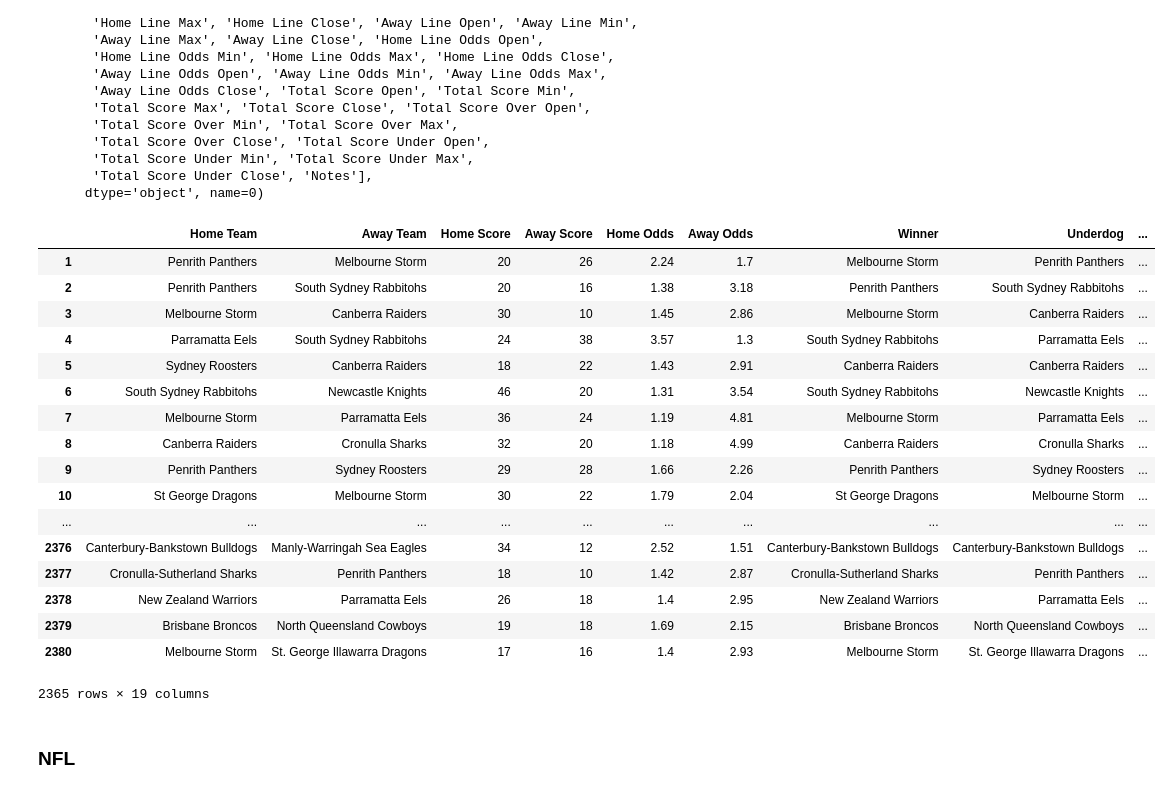
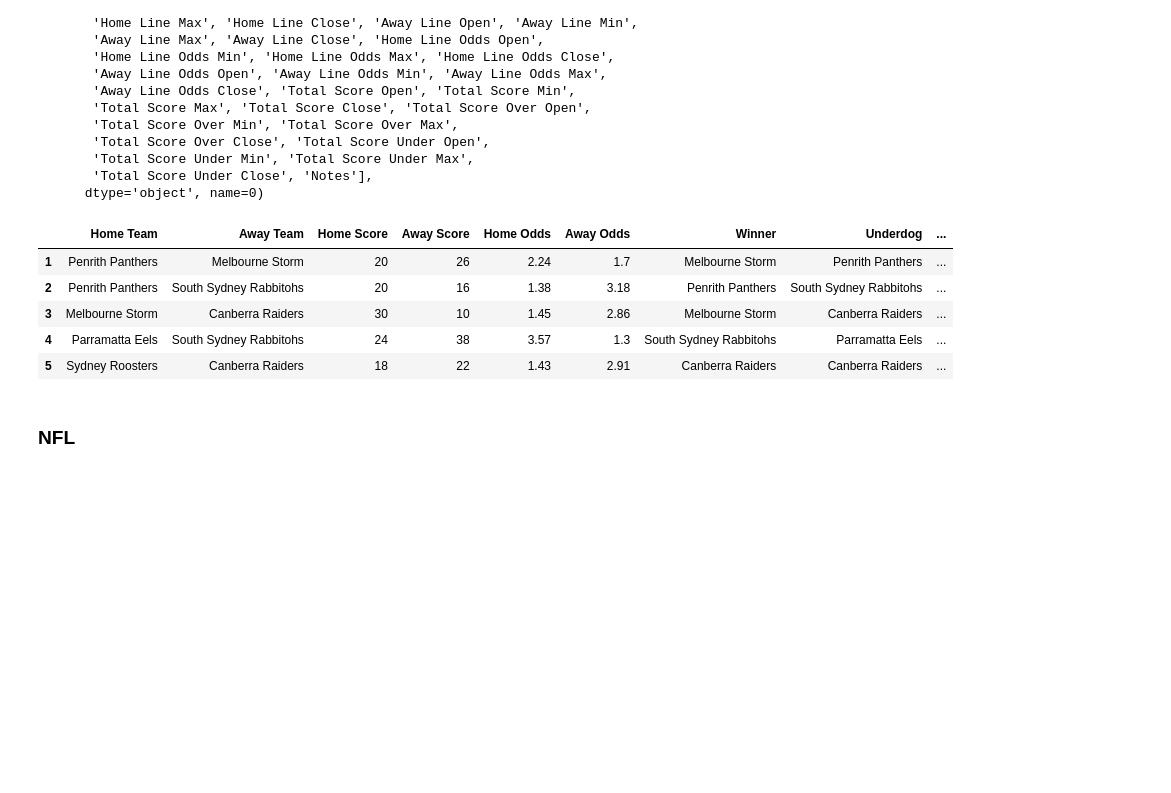
Before and after one commit to jama001/Australia-Underdog-Betting, a Jupyter notebook: main.ipynb, the cells around one changed output. Cells and saved outputs as stored; diff of their text form; code cells hidden in the pictures; blank space fills up the shorter version.

```diff
--- a/main.ipynb
+++ b/main.ipynb
@@ -99,26 +88,14 @@ data_nrl['Underdog Actual Return'] = np.where(data_nrl['Underdog'] == data_nrl['
 data_nrl['Favourite Actual Return'] = np.where(data_nrl['Underdog'] == data_nrl['Home Team'], data_nrl['Away Actual Return'], data_nrl['Home Actual Return'])
 # %%
 #inspect dataframe
-data_nrl
+data_nrl.head()
 # %% [output]
 |  | Home Team | Away Team | Home Score | Away Score | Home Odds | Away Odds | Winner | Underdog | ... |
 | 1 | Penrith Panthers | Melbourne Storm | 20 | 26 | 2.24 | 1.7 | Melbourne Storm | Penrith Panthers | ... |
 | 2 | Penrith Panthers | South Sydney Rabbitohs | 20 | 16 | 1.38 | 3.18 | Penrith Panthers | South Sydney Rabbitohs | ... |
 | 3 | Melbourne Storm | Canberra Raiders | 30 | 10 | 1.45 | 2.86 | Melbourne Storm | Canberra Raiders | ... |
 | 4 | Parramatta Eels | South Sydney Rabbitohs | 24 | 38 | 3.57 | 1.3 | South Sydney Rabbitohs | Parramatta Eels | ... |
 | 5 | Sydney Roosters | Canberra Raiders | 18 | 22 | 1.43 | 2.91 | Canberra Raiders | Canberra Raiders | ... |
-| 6 | South Sydney Rabbitohs | Newcastle Knights | 46 | 20 | 1.31 | 3.54 | South Sydney Rabbitohs | Newcastle Knights | ... |
-| 7 | Melbourne Storm | Parramatta Eels | 36 | 24 | 1.19 | 4.81 | Melbourne Storm | Parramatta Eels | ... |
-| 8 | Canberra Raiders | Cronulla Sharks | 32 | 20 | 1.18 | 4.99 | Canberra Raiders | Cronulla Sharks | ... |
-| 9 | Penrith Panthers | Sydney Roosters | 29 | 28 | 1.66 | 2.26 | Penrith Panthers | Sydney Roosters | ... |
-| 10 | St George Dragons | Melbourne Storm | 30 | 22 | 1.79 | 2.04 | St George Dragons | Melbourne Storm | ... |
-| ... | ... | ... | ... | ... | ... | ... | ... | ... | ... |
-| 2376 | Canterbury-Bankstown Bulldogs | Manly-Warringah Sea Eagles | 34 | 12 | 2.52 | 1.51 | Canterbury-Bankstown Bulldogs | Canterbury-Bankstown Bulldogs | ... |
-| 2377 | Cronulla-Sutherland Sharks | Penrith Panthers | 18 | 10 | 1.42 | 2.87 | Cronulla-Sutherland Sharks | Penrith Panthers | ... |
-| 2378 | New Zealand Warriors | Parramatta Eels | 26 | 18 | 1.4 | 2.95 | New Zealand Warriors | Parramatta Eels | ... |
-| 2379 | Brisbane Broncos | North Queensland Cowboys | 19 | 18 | 1.69 | 2.15 | Brisbane Broncos | North Queensland Cowboys | ... |
-| 2380 | Melbourne Storm | St. George Illawarra Dragons | 17 | 16 | 1.4 | 2.93 | Melbourne Storm | St. George Illawarra Dragons | ... |
-2365 rows × 19 columns
 # %% [markdown]
 ### NFL
 # %% [markdown]
```
Also changed, not shown: parts of 14 cells of this notebook.
